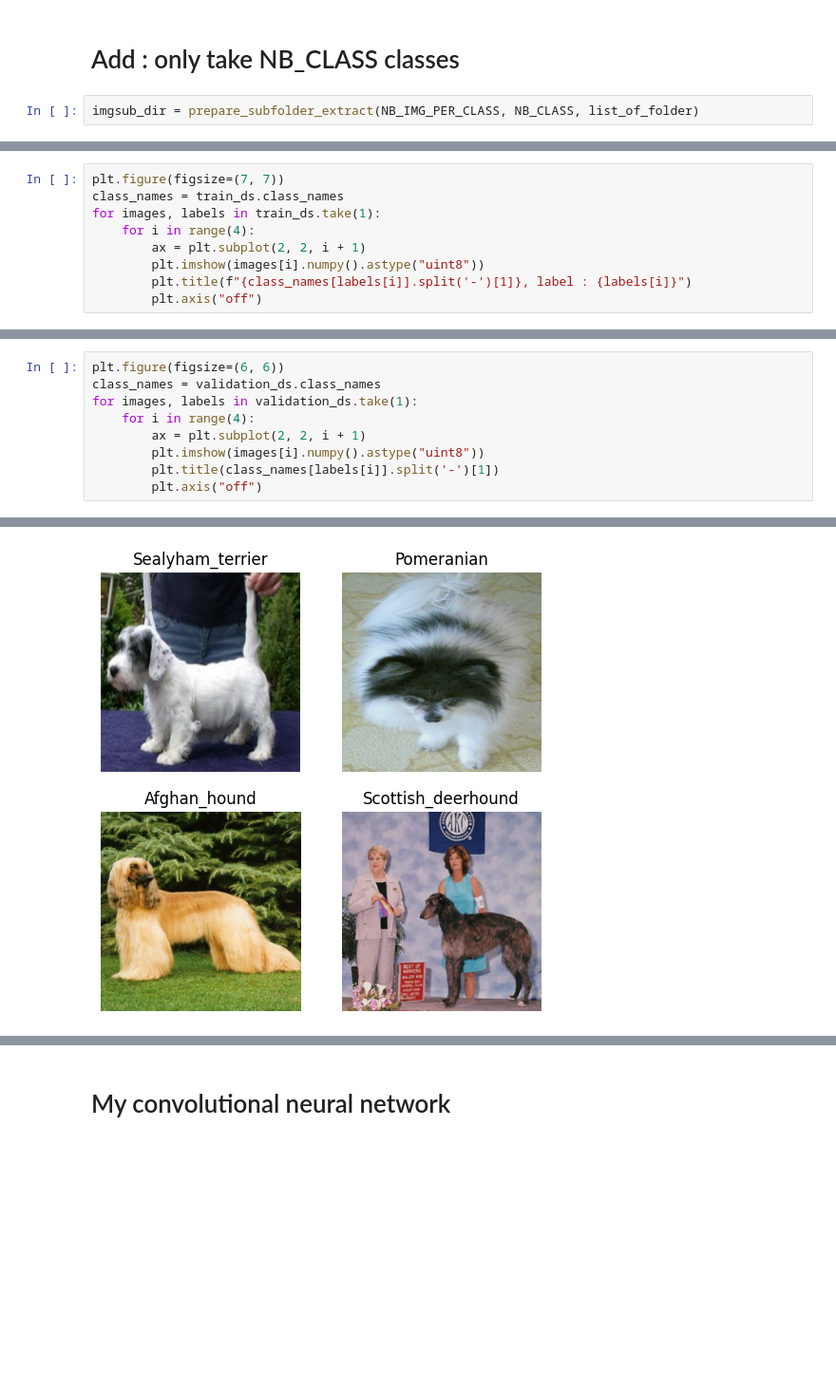
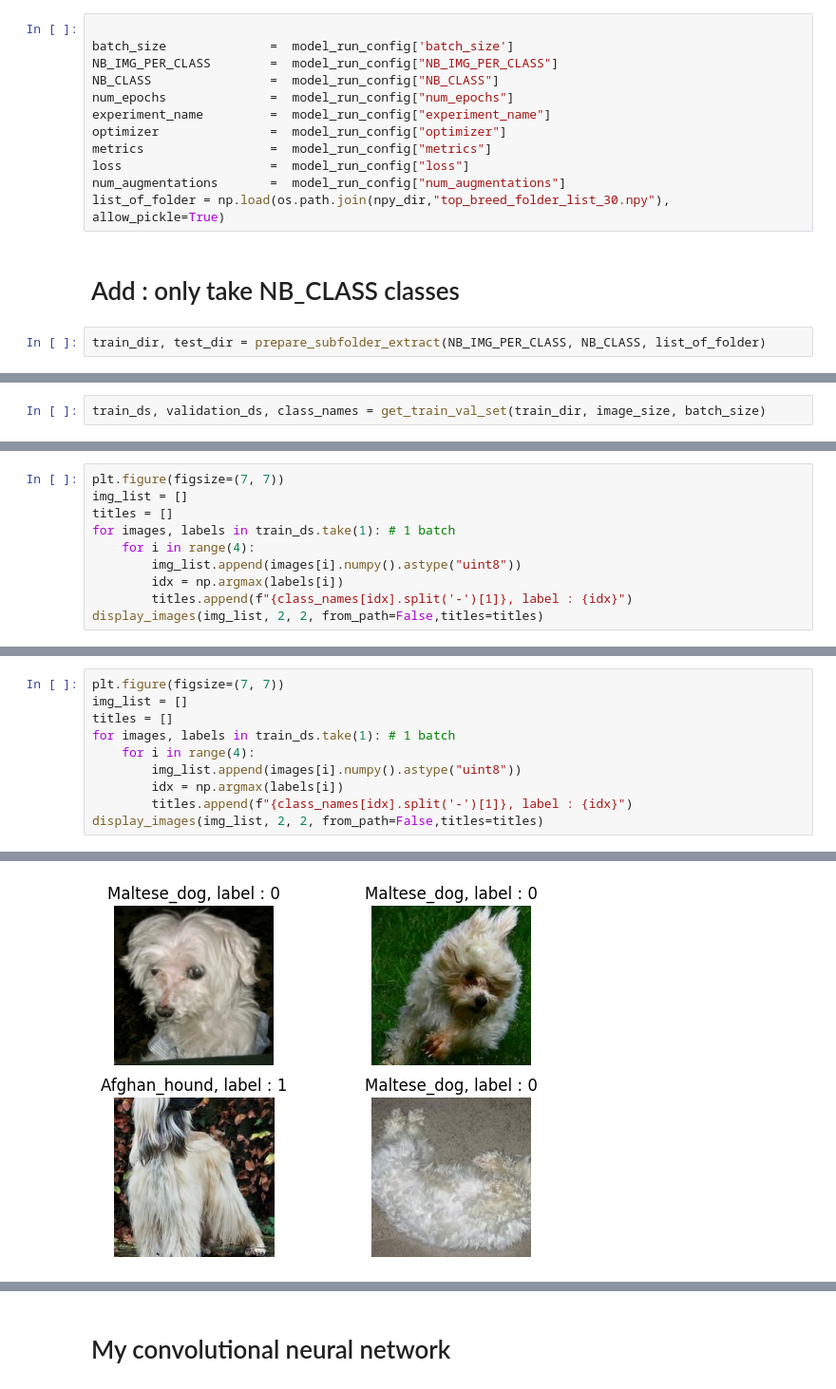
Before and after one commit to CYaiche/dog_breed_classification, a Jupyter notebook: model.ipynb, the cells around one changed output, grey strips where cells are left out. Shown: that part at 95% size. Drawn from its saved outputs; the diff is of its cells as text; blank space fills up the shorter version.

```diff
--- a/model.ipynb
+++ b/model.ipynb
@@ -52,4 +60,16 @@ list_of_folder = np.load(os.path.join(npy_dir,"top_breed_folder_list_30.npy"),
+# %%
+
+batch_size              =  model_run_config['batch_size']
+NB_IMG_PER_CLASS        =  model_run_config["NB_IMG_PER_CLASS"]
+NB_CLASS                =  model_run_config["NB_CLASS"]
+num_epochs              =  model_run_config["num_epochs"]
+experiment_name         =  model_run_config["experiment_name"]
+optimizer               =  model_run_config["optimizer"]
+metrics                 =  model_run_config["metrics"]
+loss                    =  model_run_config["loss"]
+num_augmentations       =  model_run_config["num_augmentations"]
+list_of_folder = np.load(os.path.join(npy_dir,"top_breed_folder_list_30.npy"),  allow_pickle=True)
 # %% [markdown]
 # Add : only take NB_CLASS classes
 # %%
-imgsub_dir = prepare_subfolder_extract(NB_IMG_PER_CLASS, NB_CLASS, list_of_folder)
+train_dir, test_dir = prepare_subfolder_extract(NB_IMG_PER_CLASS, NB_CLASS, list_of_folder)
@@ -94,0 +76,2 @@ num_classes
+# %%
+train_ds, validation_ds, class_names = get_train_val_set(train_dir, image_size, batch_size)
@@ -95,10 +86,11 @@ num_classes
 # %%
 plt.figure(figsize=(7, 7))
-class_names = train_ds.class_names
-for images, labels in train_ds.take(1):
+img_list = []
+titles = []
+for images, labels in train_ds.take(1): # 1 batch
     for i in range(4):
-        ax = plt.subplot(2, 2, i + 1)
-        plt.imshow(images[i].numpy().astype("uint8"))
-        plt.title(f"{class_names[labels[i]].split('-')[1]}, label : {labels[i]}")
-        plt.axis("off")
+        img_list.append(images[i].numpy().astype("uint8"))
+        idx = np.argmax(labels[i])
+        titles.append(f"{class_names[idx].split('-')[1]}, label : {idx}")
+display_images(img_list, 2, 2, from_path=False,titles=titles)
 # %% [output]
@@ -106,10 +101,11 @@ for images, labels in train_ds.take(1):
 # %%
-plt.figure(figsize=(6, 6))
-class_names = validation_ds.class_names
-for images, labels in validation_ds.take(1):
+plt.figure(figsize=(7, 7))
+img_list = []
+titles = []
+for images, labels in train_ds.take(1): # 1 batch
     for i in range(4):
-        ax = plt.subplot(2, 2, i + 1)
-        plt.imshow(images[i].numpy().astype("uint8"))
-        plt.title(class_names[labels[i]].split('-')[1])
-        plt.axis("off")
+        img_list.append(images[i].numpy().astype("uint8"))
+        idx = np.argmax(labels[i])
+        titles.append(f"{class_names[idx].split('-')[1]}, label : {idx}")
+display_images(img_list, 2, 2, from_path=False,titles=titles)
 # %% [output]
@@ -116 +113 @@ for images, labels in validation_ds.take(1):
-[figure, old version]
+[figure, new version]
```
Also changed, not shown: parts of 40 cells of this notebook, 10 other files.
